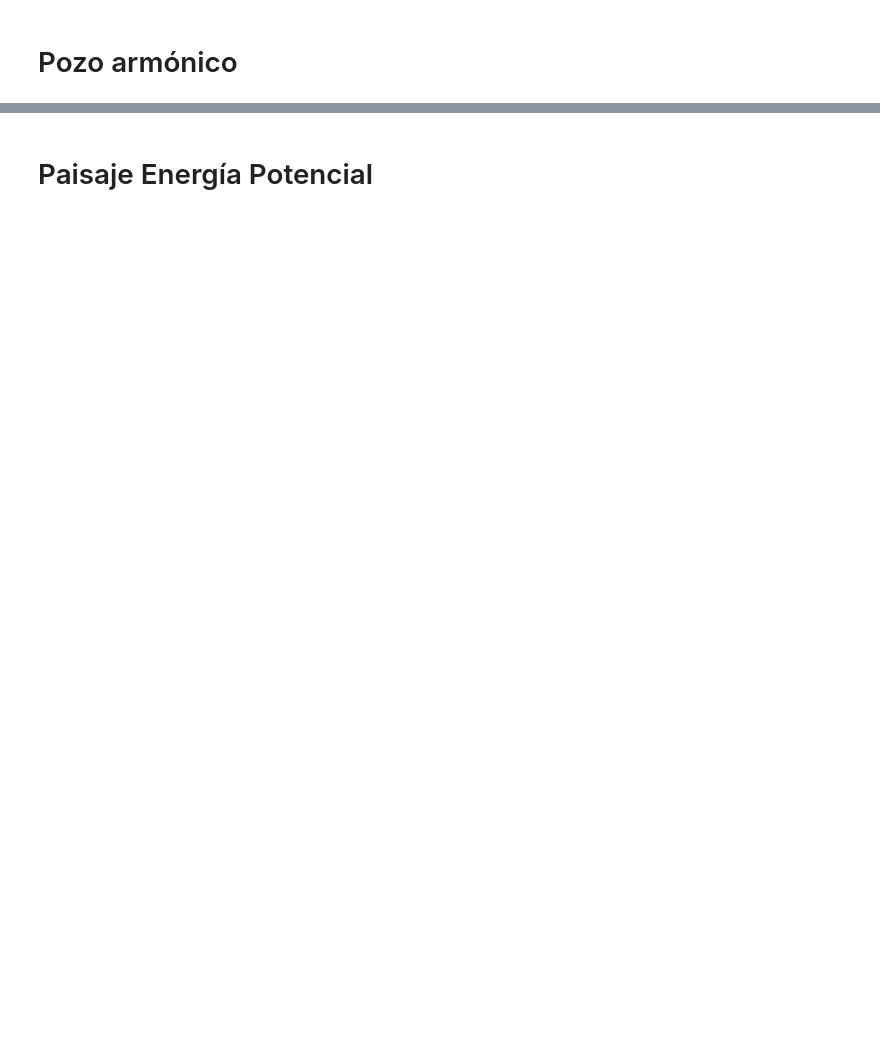
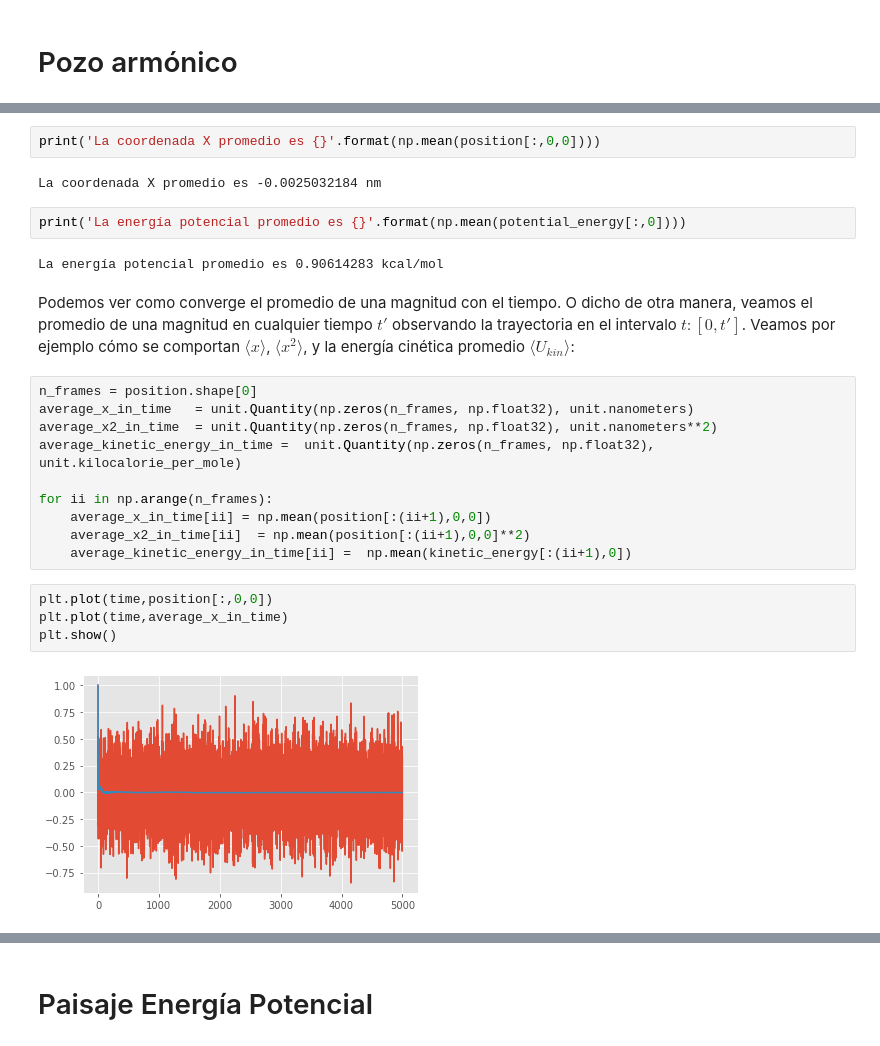
Before and after one commit to uibcdf/Academia, a Jupyter notebook: Ejemplos_de_simulaciones_de_MD/Pozo_Harmónico.ipynb, the cells around one changed output, grey strips where cells are left out. Drawn from its saved outputs; the diff is of its cells as text; blank space fills up the shorter version.

```diff
--- a/Ejemplos_de_simulaciones_de_MD/Pozo_Harmónico.ipynb
+++ b/Ejemplos_de_simulaciones_de_MD/Pozo_Harmónico.ipynb
@@ -25,0 +402,26 @@ Masa: 6.86022314256132 Da
+# %%
+print('La coordenada X promedio es {}'.format(np.mean(position[:,0,0])))
+# %% [output]
+La coordenada X promedio es -0.0025032184 nm
+# %%
+print('La energía potencial promedio es {}'.format(np.mean(potential_energy[:,0])))
+# %% [output]
+La energía potencial promedio es 0.90614283 kcal/mol
+# %% [markdown]
+Podemos ver como converge el promedio de una magnitud con el tiempo. O dicho de otra manera, veamos el promedio de una magnitud en cualquier tiempo $t'$ observando la trayectoria en el intervalo $t:[0,t']$. Veamos por ejemplo cómo se comportan $\langle x \rangle$, $\langle x^2 \rangle$, y la energía cinética promedio $\langle U_{kin} \rangle$:
+# %%
+n_frames = position.shape[0]
+average_x_in_time   = unit.Quantity(np.zeros(n_frames, np.float32), unit.nanometers)
+average_x2_in_time  = unit.Quantity(np.zeros(n_frames, np.float32), unit.nanometers**2)
+average_kinetic_energy_in_time =  unit.Quantity(np.zeros(n_frames, np.float32), unit.kilocalorie_per_mole)
+
+for ii in np.arange(n_frames):
+    average_x_in_time[ii] = np.mean(position[:(ii+1),0,0])
+    average_x2_in_time[ii]  = np.mean(position[:(ii+1),0,0]**2)
+    average_kinetic_energy_in_time[ii] =  np.mean(kinetic_energy[:(ii+1),0])
+# %%
+plt.plot(time,position[:,0,0])
+plt.plot(time,average_x_in_time)
+plt.show()
+# %% [output]
+[figure, added]
```
Also changed, not shown: parts of 74 cells of this notebook, 3 other files.
